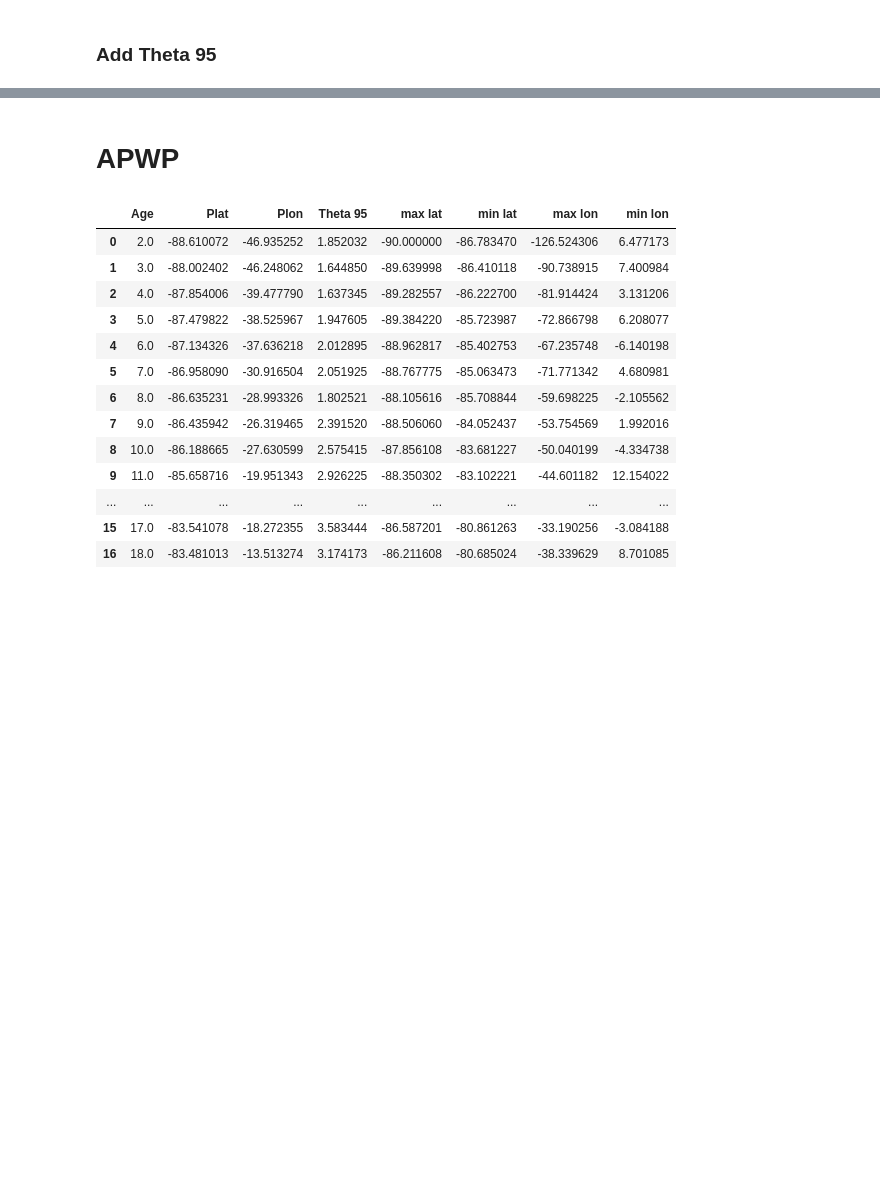
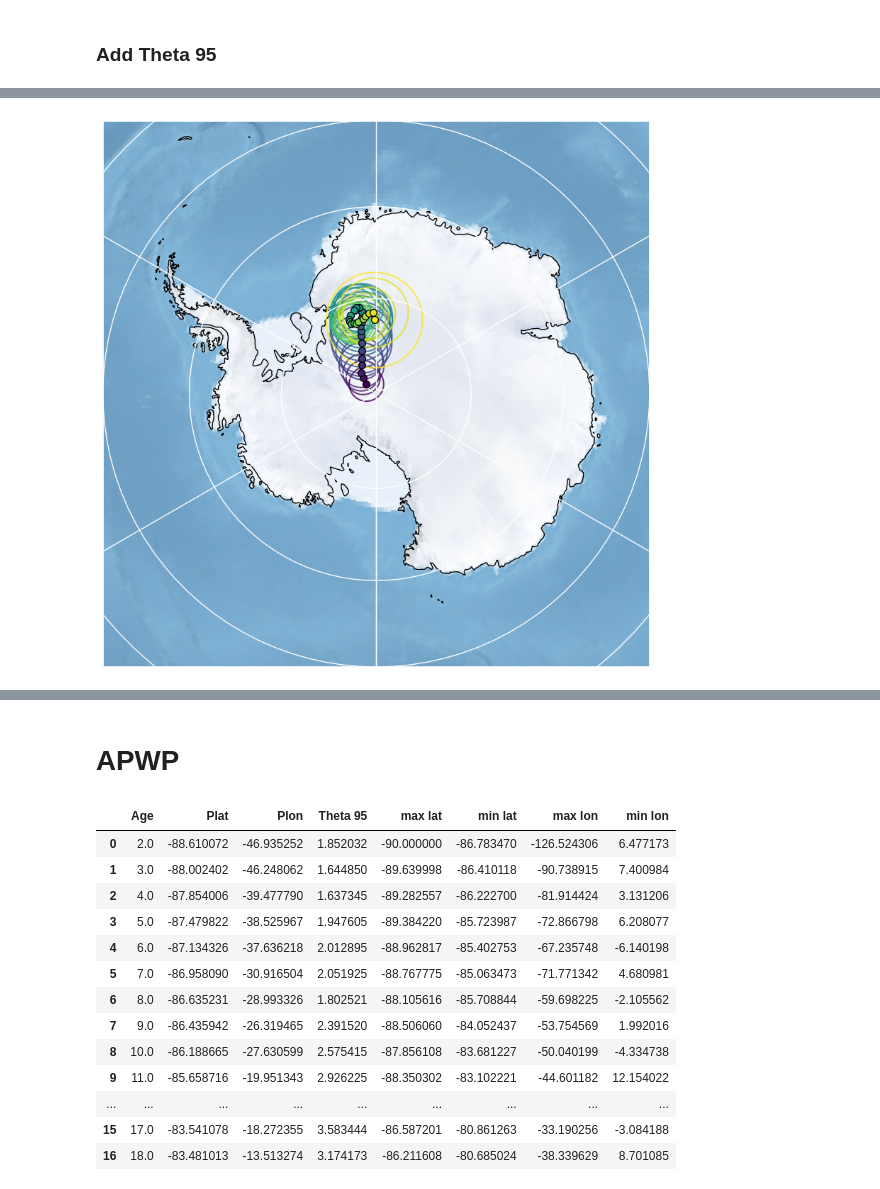
Before and after one commit to PolarWandering/Gallo_etal_2023_APWP_construction, a Jupyter notebook: code/2_MC_uncertainty_propagation.ipynb, the cells around one changed output, grey strips where cells are left out. Drawn from its saved outputs; the diff is of its cells as text; code cells hidden in the pictures; blank space fills up the shorter version.

```diff
--- a/code/2_MC_uncertainty_propagation.ipynb
+++ b/code/2_MC_uncertainty_propagation.ipynb
@@ -420,0 +422,27 @@ plt.show()
+# %%
+# Visualization
+
+extent = [-180,180,-60,-60]
+fig = plt.figure(figsize=(20,10))
+proj = ccrs.Orthographic(central_longitude=0.0, central_latitude=-90.0)
+ax = plt.axes(projection=proj)
+ax.coastlines(), ax.stock_img(), ax.gridlines()
+ax.set_extent(extent, crs = ccrs.PlateCarree())
+
+
+# A black path for the time-varying Principal Component.
+plt.plot(ensemble_PC_eff_age.PC(quantile)[0].tolist(), ensemble_PC_eff_age.PC(quantile)[1].tolist(),transform = ccrs.Geodetic(), color = "black", alpha = 1, linewidth=1.5, zorder=1)
+
+
+for i in zip(ensemble_PC_eff_age.PC(quantile)[1].tolist(), ensemble_PC_eff_age.PC(quantile)[0].tolist(), ensemble_PC_eff_age.PC(quantile)[2].tolist(),ensemble_PC_eff_age.X.tolist(), ensemble_PC_eff_age.X.tolist()):
+    if i[3]%2==0: #plot even ages
+        plot_pole_A95(i[0],i[1],i[2],i[3], ensemble_PC_eff_age.X.min(),ensemble_PC_eff_age.X.max(),ax)
+
+# Runs in grey (just plotting 50 runs)
+# for run, df_run in df_RM_ensemble[df_RM_ensemble['run']<50].groupby('run'):
+#     plt.plot(df_run.plon.tolist(), df_run.plat.tolist(),transform = ccrs.Geodetic(), color = "grey", alpha = 0.3, linewidth=0.8, zorder=0)
+
+# plt.savefig(os.path.join(current_path, '..')  + '/figures/3/path_theta.svg', dpi =600, bbox_inches='tight')
+plt.show()
+# %% [output]
+[figure, added]
```
Also changed, not shown: parts of 9 cells of this notebook, 5 other files.
